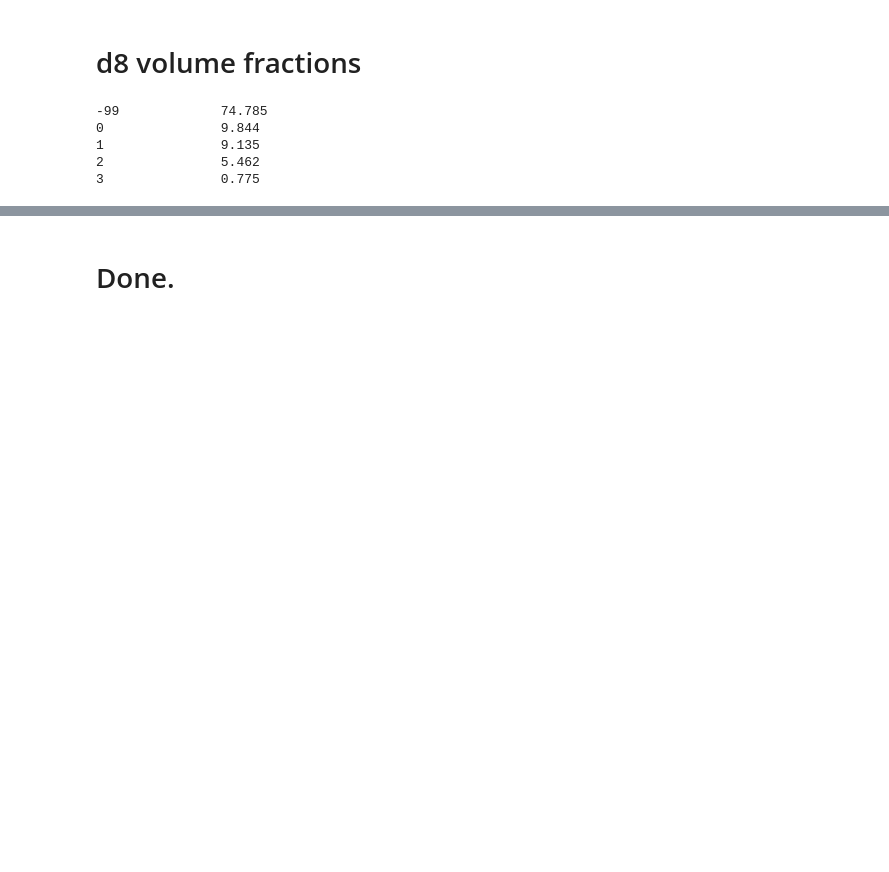
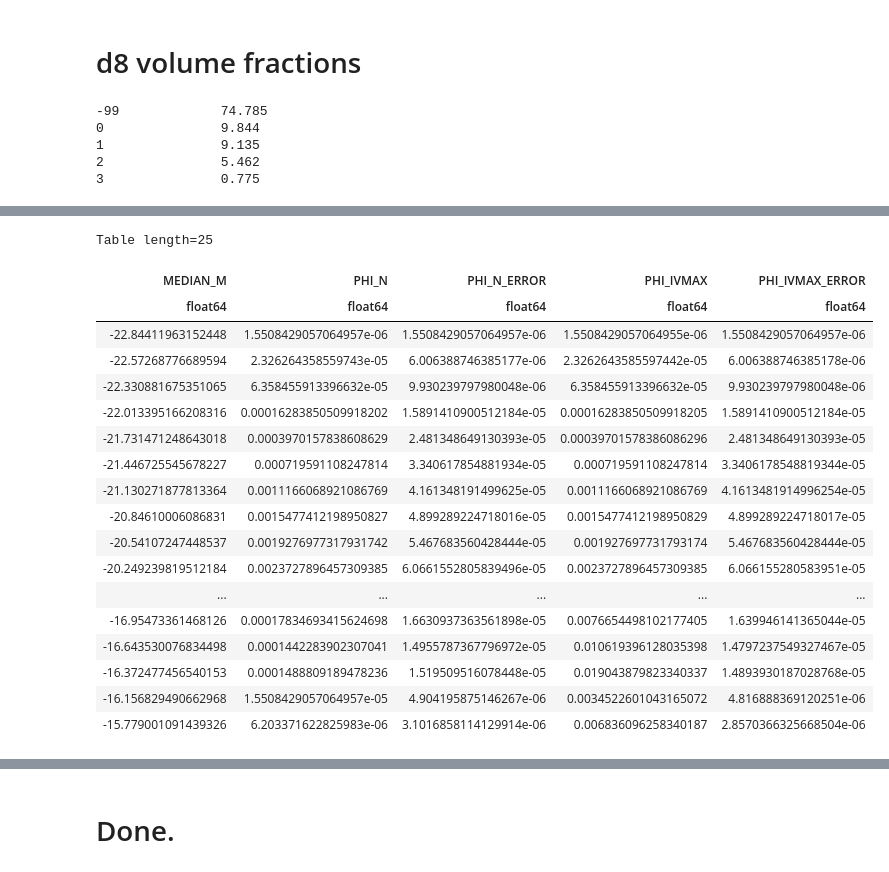
Before and after one commit to SgmAstro/DESI, a Jupyter notebook: docs/nb/d8LF_qa.ipynb, the cells around one changed output, grey strips where cells are left out. Saved outputs shown, nothing was run; the diff lists cells and outputs as text; code cells hidden in the pictures; blank space fills up the shorter version.

```diff
--- a/docs/nb/d8LF_qa.ipynb
+++ b/docs/nb/d8LF_qa.ipynb
@@ -127,3 +108,32 @@ for i in range(4):
+# %%
+lfs  = {}
+vs   = {}
+ddps = {}
+
+for i in range(4):
+    ddps[i] = Table.read(root + 'gama_gold_{}_ddp_n8_d0_{}.fits'.format(field, i))
+    vs[i]   = Table.read(root + 'gama_gold_{}_ddp_n8_d0_{}_vmax.fits'.format(field, i))
+    lfs[i]  = Table.read(root + 'gama_gold_{}_ddp_n8_d0_{}_lumfn.fits'.format(field, i))
+# %% [output]
+Table length=25
+| MEDIAN_M | PHI_N | PHI_N_ERROR | PHI_IVMAX | PHI_IVMAX_ERROR |
+| float64 | float64 | float64 | float64 | float64 |
+| -22.84411963152448 | 1.5508429057064957e-06 | 1.5508429057064957e-06 | 1.5508429057064955e-06 | 1.5508429057064957e-06 |
+| -22.57268776689594 | 2.326264358559743e-05 | 6.006388746385177e-06 | 2.3262643585597442e-05 | 6.006388746385178e-06 |
+| -22.330881675351065 | 6.358455913396632e-05 | 9.930239797980048e-06 | 6.358455913396632e-05 | 9.930239797980048e-06 |
+| -22.013395166208316 | 0.00016283850509918202 | 1.5891410900512184e-05 | 0.00016283850509918205 | 1.5891410900512184e-05 |
+| -21.731471248643018 | 0.0003970157838608629 | 2.481348649130393e-05 | 0.00039701578386086296 | 2.481348649130393e-05 |
+| -21.446725545678227 | 0.000719591108247814 | 3.340617854881934e-05 | 0.000719591108247814 | 3.3406178548819344e-05 |
+| -21.130271877813364 | 0.0011166068921086769 | 4.161348191499625e-05 | 0.0011166068921086769 | 4.1613481914996254e-05 |
+| -20.84610006086831 | 0.0015477412198950827 | 4.899289224718016e-05 | 0.0015477412198950829 | 4.899289224718017e-05 |
+| -20.54107247448537 | 0.0019276977317931742 | 5.467683560428444e-05 | 0.001927697731793174 | 5.467683560428444e-05 |
+| -20.249239819512184 | 0.0023727896457309385 | 6.0661552805839496e-05 | 0.0023727896457309385 | 6.066155280583951e-05 |
+| ... | ... | ... | ... | ... |
+| -16.95473361468126 | 0.00017834693415624698 | 1.6630937363561898e-05 | 0.0076654498102177405 | 1.639946141365044e-05 |
+| -16.643530076834498 | 0.0001442283902307041 | 1.4955787367796972e-05 | 0.010619396128035398 | 1.4797237549327467e-05 |
+| -16.372477456540153 | 0.0001488809189478236 | 1.519509516078448e-05 | 0.019043879823340337 | 1.4893930187028768e-05 |
+| -16.156829490662968 | 1.5508429057064957e-05 | 4.904195875146267e-06 | 0.0034522601043165072 | 4.816888369120251e-06 |
+| -15.779001091439326 | 6.203371622825983e-06 | 3.1016858114129914e-06 | 0.006836096258340187 | 2.8570366325668504e-06 |
 # %%
 for key in lfs.keys():
     gama_lf = lfs[key]
```
Also changed, not shown: parts of 22 cells of this notebook.
